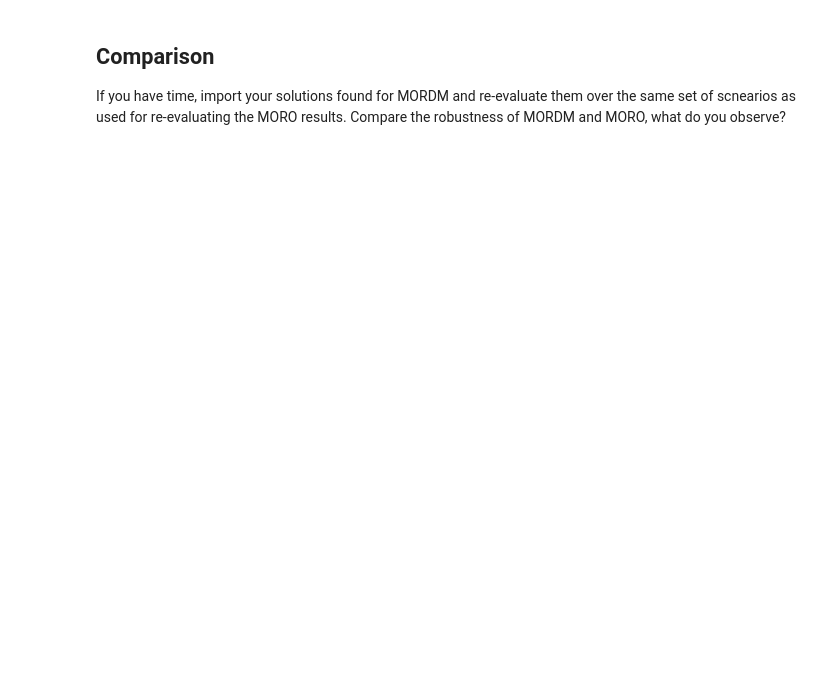
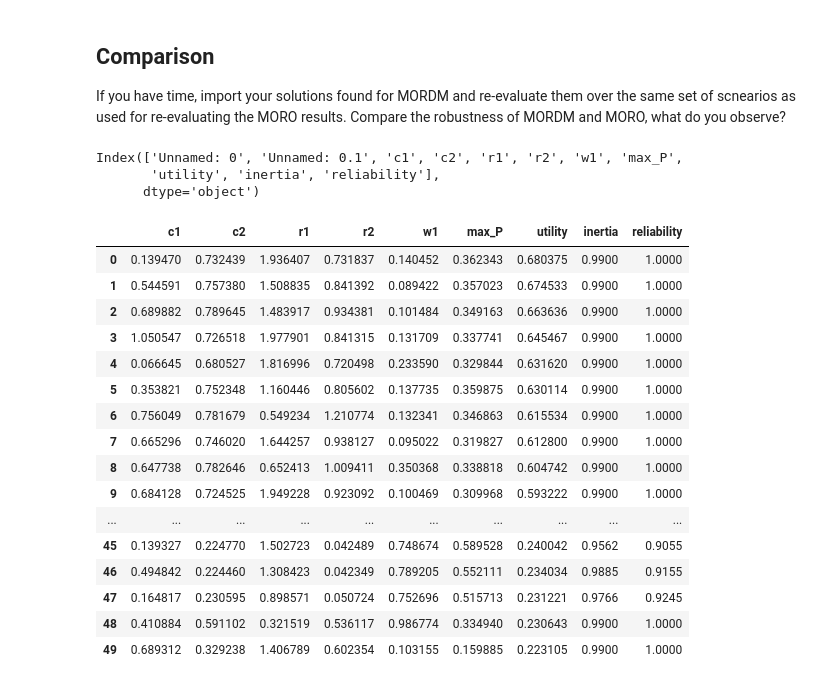
Before and after one commit to tamarvooijs/MBDM, a Jupyter notebook: Week 5-6 - robustness and direct search/assignment 10 - MORO_Meron.ipynb, the cells around one changed output. Cells and saved outputs as stored; diff of their text form; code cells hidden in the pictures; blank space fills up the shorter version.

```diff
--- a/Week 5-6 - robustness and direct search/assignment 10 - MORO_Meron.ipynb
+++ b/Week 5-6 - robustness and direct search/assignment 10 - MORO_Meron.ipynb
@@ -296,3 +317,34 @@ print(robustness_metrics)
 # %% [markdown]
 ## Comparison
 If you have time, import your solutions found for MORDM and re-evaluate them over the same set of scnearios as used for re-evaluating the MORO results. Compare the robustness of MORDM and MORO, what do you observe?
+# %%
+fn = 'results/results_A9.csv'
+
+results_mordm = pd.read_csv(fn)
+# %%
+results_mordm.columns
+# %% [output]
+Index(['Unnamed: 0', 'Unnamed: 0.1', 'c1', 'c2', 'r1', 'r2', 'w1', 'max_P',
+       'utility', 'inertia', 'reliability'],
+      dtype='object')
+# %%
+results_mordm = results_mordm.drop(['Unnamed: 0', 'Unnamed: 0.1'], axis = 1)
+results_mordm
+# %% [output]
+|  | c1 | c2 | r1 | r2 | w1 | max_P | utility | inertia | reliability |
+| 0 | 0.139470 | 0.732439 | 1.936407 | 0.731837 | 0.140452 | 0.362343 | 0.680375 | 0.9900 | 1.0000 |
+| 1 | 0.544591 | 0.757380 | 1.508835 | 0.841392 | 0.089422 | 0.357023 | 0.674533 | 0.9900 | 1.0000 |
+| 2 | 0.689882 | 0.789645 | 1.483917 | 0.934381 | 0.101484 | 0.349163 | 0.663636 | 0.9900 | 1.0000 |
+| 3 | 1.050547 | 0.726518 | 1.977901 | 0.841315 | 0.131709 | 0.337741 | 0.645467 | 0.9900 | 1.0000 |
+| 4 | 0.066645 | 0.680527 | 1.816996 | 0.720498 | 0.233590 | 0.329844 | 0.631620 | 0.9900 | 1.0000 |
+| 5 | 0.353821 | 0.752348 | 1.160446 | 0.805602 | 0.137735 | 0.359875 | 0.630114 | 0.9900 | 1.0000 |
+| 6 | 0.756049 | 0.781679 | 0.549234 | 1.210774 | 0.132341 | 0.346863 | 0.615534 | 0.9900 | 1.0000 |
+| 7 | 0.665296 | 0.746020 | 1.644257 | 0.938127 | 0.095022 | 0.319827 | 0.612800 | 0.9900 | 1.0000 |
+| 8 | 0.647738 | 0.782646 | 0.652413 | 1.009411 | 0.350368 | 0.338818 | 0.604742 | 0.9900 | 1.0000 |
+| 9 | 0.684128 | 0.724525 | 1.949228 | 0.923092 | 0.100469 | 0.309968 | 0.593222 | 0.9900 | 1.0000 |
+| ... | ... | ... | ... | ... | ... | ... | ... | ... | ... |
+| 45 | 0.139327 | 0.224770 | 1.502723 | 0.042489 | 0.748674 | 0.589528 | 0.240042 | 0.9562 | 0.9055 |
+| 46 | 0.494842 | 0.224460 | 1.308423 | 0.042349 | 0.789205 | 0.552111 | 0.234034 | 0.9885 | 0.9155 |
+| 47 | 0.164817 | 0.230595 | 0.898571 | 0.050724 | 0.752696 | 0.515713 | 0.231221 | 0.9766 | 0.9245 |
+| 48 | 0.410884 | 0.591102 | 0.321519 | 0.536117 | 0.986774 | 0.334940 | 0.230643 | 0.9900 | 1.0000 |
+| 49 | 0.689312 | 0.329238 | 1.406789 | 0.602354 | 0.103155 | 0.159885 | 0.223105 | 0.9900 | 1.0000 |
```
Also changed, not shown: parts of 15 cells of this notebook.
